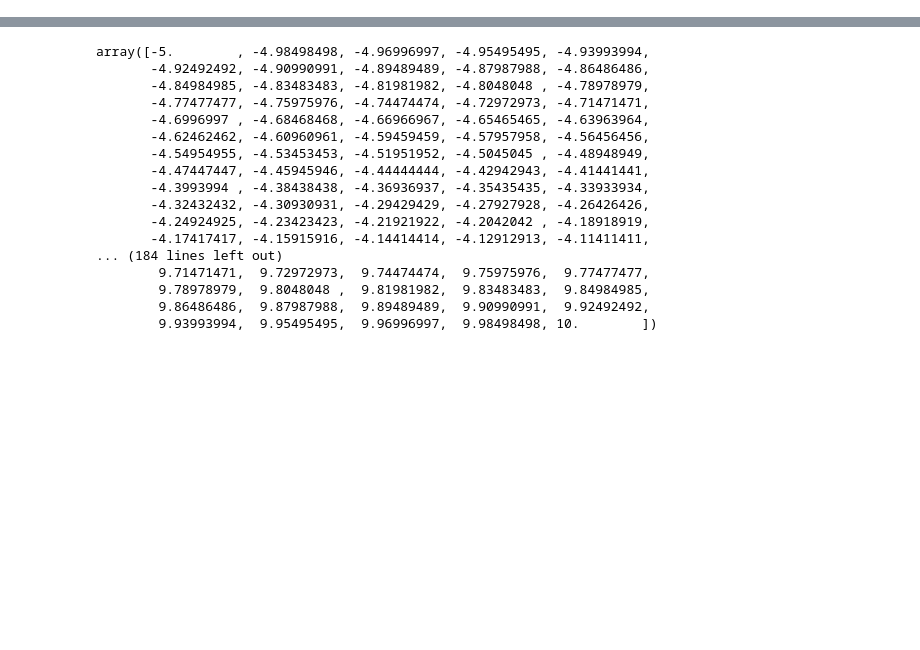
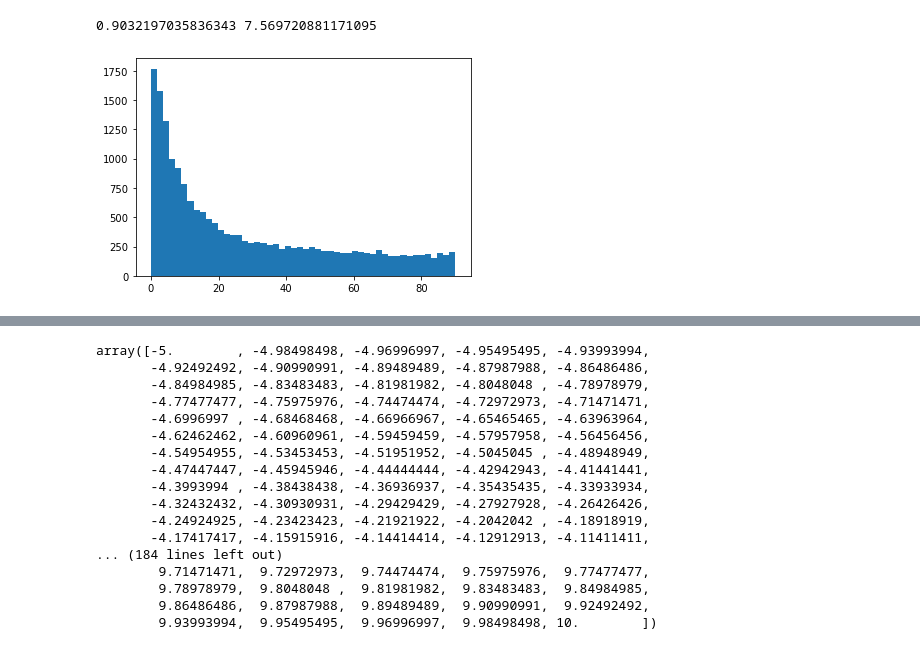
Before and after one commit to byahn2/MagicDatamining, a Jupyter notebook: nb.ipynb, the cells around one changed output, grey strips where cells are left out. Drawn from its saved outputs; the diff is of its cells as text; code cells hidden in the pictures; blank space fills up the shorter version.

```diff
--- a/nb.ipynb
+++ b/nb.ipynb
@@ -29,0 +39,18 @@ TypeError: curve_fit() missing 1 required positional argument: 'ydata'
+# %%
+params, cov = curve_fit(
+    cauchy.pdf,
+    xvals[1:],
+    hist / len(mirrored_fAlpha),
+    p0=[0, 10.]
+)
+loc, scale = params
+print(loc, scale)
+# %% [output]
+0.9032197035836343 7.569720881171095
+# %%
+hist, xvals, patches = plt.hist(
+    df["fAlpha"],
+    bins=50,
+)
+# %% [output]
+[figure, added]
```
Also changed, not shown: parts of 6 cells of this notebook.
